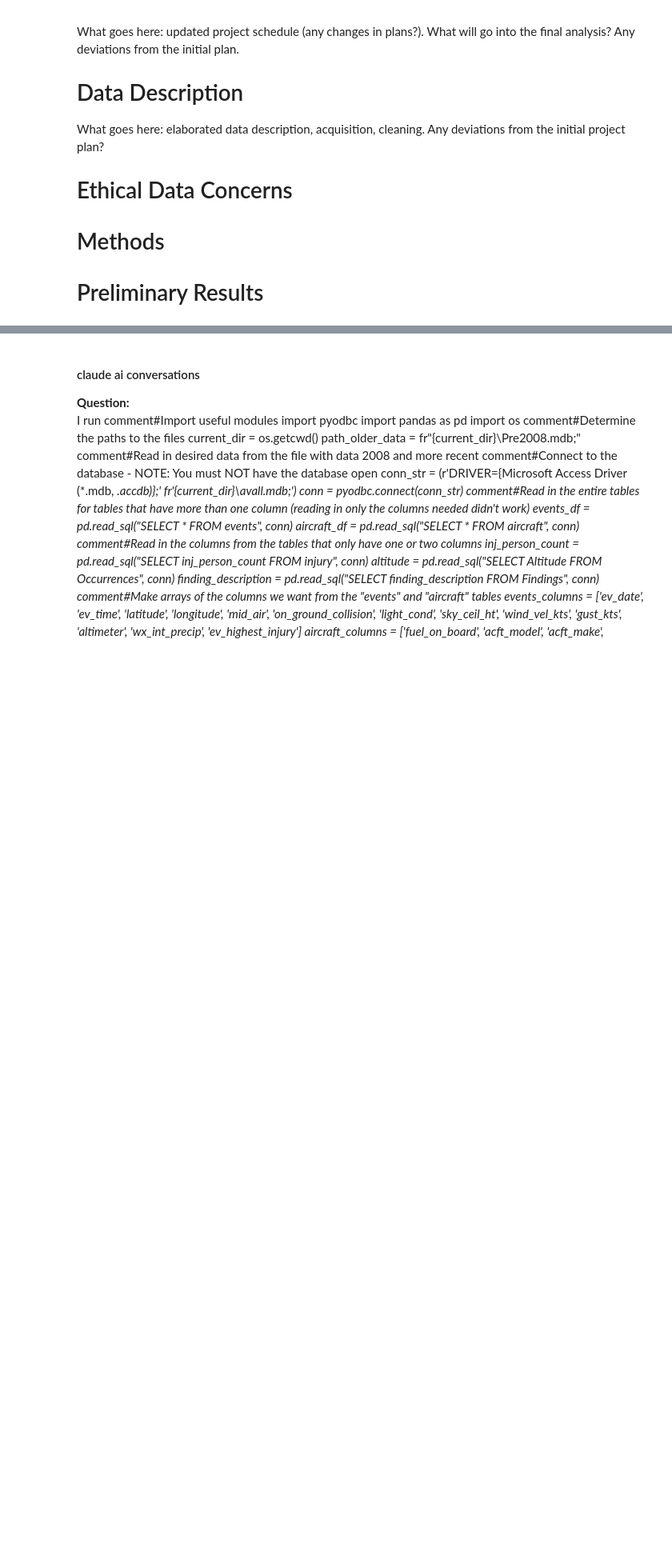
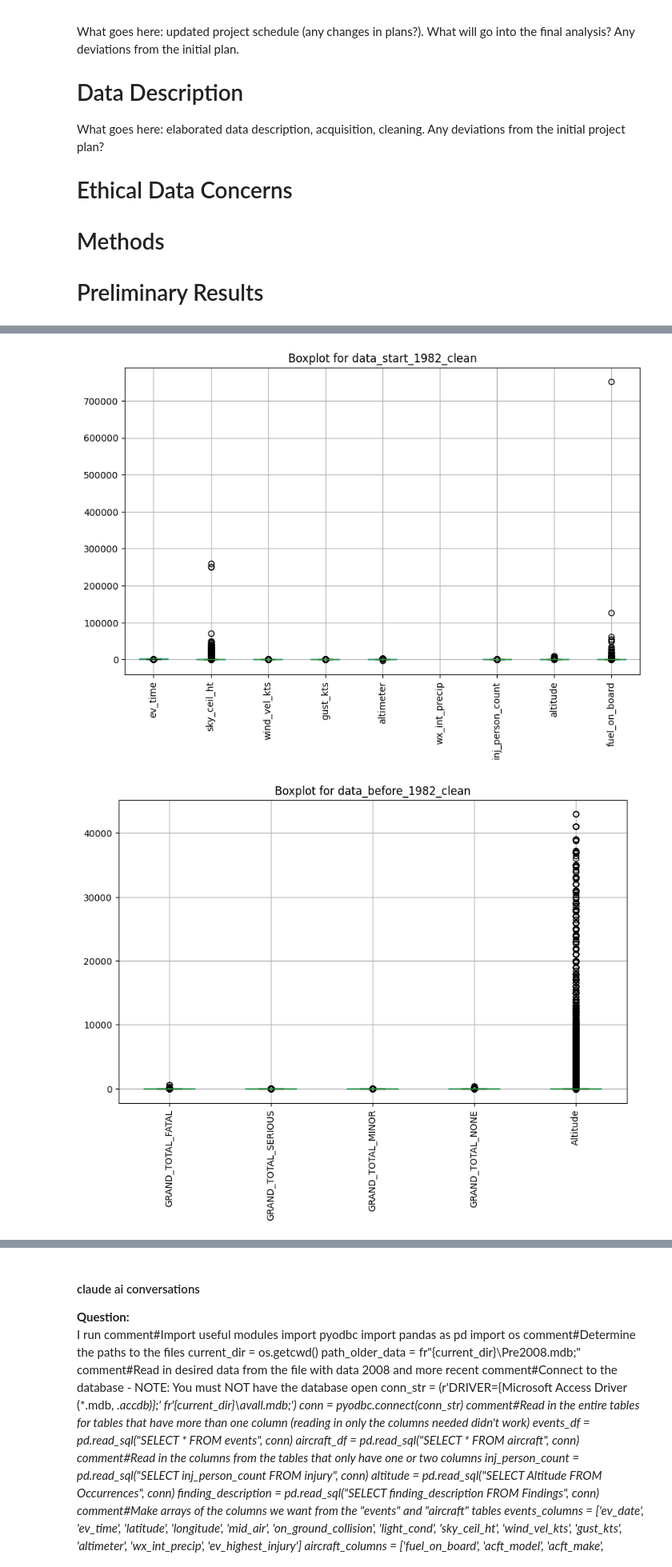
Before and after one commit to ErkenbrandCXVII/Intro_To_Data_Science, a Jupyter notebook: MATH4100_Project.ipynb, the cells around one changed output, grey strips where cells are left out. Shown: that part at 80% size. Drawn from its saved outputs; the diff is of its cells as text; code cells hidden in the pictures; blank space fills up the shorter version.

```diff
--- a/MATH4100_Project.ipynb
+++ b/MATH4100_Project.ipynb
@@ -125,0 +292,16 @@ post_1982.to_csv(fr"{os.getcwd()}\Data_Starting_1982.csv", mode = 'x')'''
+# %%
+# Identify numerical and categorical columns
+data_start_numerical_columns = data_start_1982_clean.select_dtypes(include=['float64', 'int64']).columns
+data_start_categorical_columns = data_start_1982_clean.select_dtypes(include=['object']).columns
+
+data_before_numerical_columns = data_before_1982_clean.select_dtypes(include=['float64', 'int64']).columns
+data_before_categorical_columns = data_before_1982_clean.select_dtypes(include=['object']).columns
+
+# Calculate mean and median for numerical columns
+print("\nMean and Median for data_start_1982_clean:")
+print("Mean:\n", data_start_1982_clean[data_start_numerical_columns].mean())
+print("Median:\n", data_start_1982_clean[data_start_numerical_columns].median())
+
+print("\nMean and Median for data_before_1982_clean:")
+print("Mean:\n", data_before_1982_clean[data_before_numerical_columns].mean())
+print("Median:\n", data_before_1982_clean[data_before_numerical_columns].median())
@@ -125,0 +442,20 @@ post_1982.to_csv(fr"{os.getcwd()}\Data_Starting_1982.csv", mode = 'x')'''
+# %%
+# Boxplot for numerical columns in data_start_1982_clean
+
+
+plt.figure(figsize=(10, 6))
+data_start_1982_clean[data_start_numerical_columns].boxplot()
+plt.title("Boxplot for data_start_1982_clean")
+plt.xticks(rotation=90)
+plt.show()
+
+
+# Boxplot for numerical columns in data_before_1982_clean
+plt.figure(figsize=(10, 6))
+data_before_1982_clean[data_before_numerical_columns].boxplot()
+plt.title("Boxplot for data_before_1982_clean")
+plt.xticks(rotation=90)
+plt.show()
+# %% [output]
+[figure, added]
+[figure, added]
```
Also changed, not shown: parts of 13 cells of this notebook.
